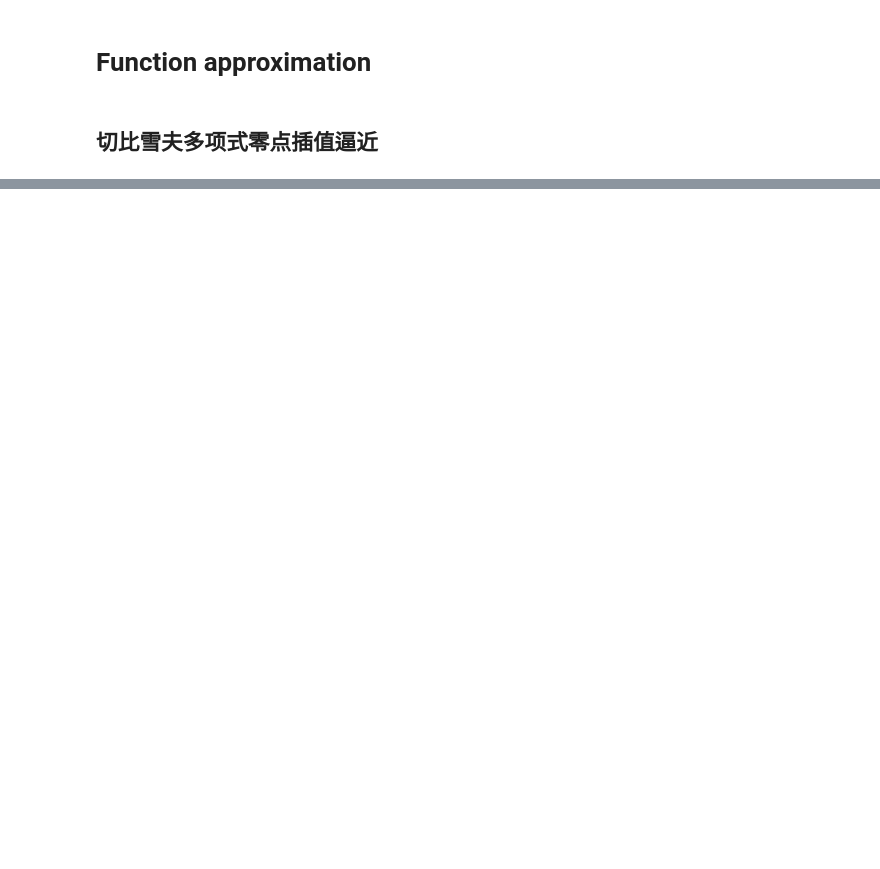
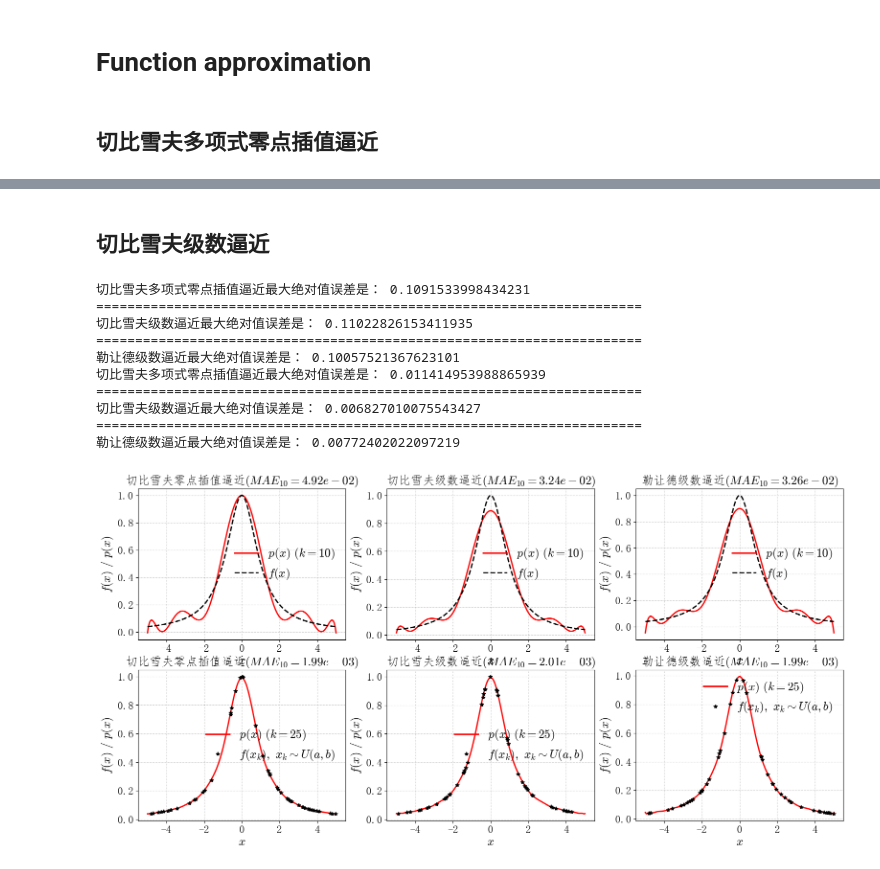
Before and after one commit to OUCBCGH/numerical-analysis-python, a Jupyter notebook: code/function_approximation_03/03_function_approximation.ipynb, the cells around one changed output, grey strips where cells are left out. Cells and saved outputs as stored; diff of their text form; code cells hidden in the pictures; blank space fills up the shorter version.

```diff
--- a/code/function_approximation_03/03_function_approximation.ipynb
+++ b/code/function_approximation_03/03_function_approximation.ipynb
@@ -179,0 +229,2 @@ fun3 = lambda x: np.tan(np.cos((np.sqrt(3) + np.sin(2 * x)) / (3 + 4 * x ** 2)))
+# %% [markdown]
+## 切比雪夫级数逼近
@@ -179,0 +401,60 @@ fun3 = lambda x: np.tan(np.cos((np.sqrt(3) + np.sin(2 * x)) / (3 + 4 * x ** 2)))
+# %%
+# -*- coding: UTF-8 -*-
+import sys
+sys.path.append(r'/home/ld/numerical-analysis-python/NumericalCalculationMethod')
+"""
+@file_name:test_chebyshev_legendre.py
+@copyright: http://maths.xynu.edu.cn
+"""
+
+import sympy
+from function_approximation_03.chebyshev_zero_points_interp import ChebyshevZeroPointsInterpolation
+from function_approximation_03.chebyshev_series_approximation import ChebyshevSeriesApproximation
+from function_approximation_03.legendre_series_approximation import LegendreSeriesApproximation
+import matplotlib.pyplot as plt
+import numpy as np
+
+t = sympy.Symbol("t")
+runge_fun, sym_fun = lambda x: 1 / (x ** 2 + 1), 1 / (t ** 2 + 1)  # 龙格函数
+fun = lambda x: np.sin(2 * x + np.pi / 6) * np.exp(-0.4 * x)
+plt.figure(figsize=(19, 9))
+for i, order in enumerate([10, 25]):
+    plt.subplot(231 + 3 * i)  # 321, 322
+    czpi = ChebyshevZeroPointsInterpolation(runge_fun, x_span=[-5, 5], orders=order)
+    czpi.fit_approximation()
+    if i == 0:
+        czpi.plt_approximation(is_show=False)
+    else:
+        czpi.plt_approximation(is_show=False, is_fh_marker=True)
+    print("切比雪夫多项式零点插值逼近最大绝对值误差是：", czpi.max_abs_error)
+    print("=" * 70)
+    plt.subplot(232 + 3 * i)  # 323, 324
+    csa = ChebyshevSeriesApproximation(sym_fun, x_span=[-5, 5], k=order)
+    csa.fit_approximation()
+    if i == 0:
+        csa.plt_approximate(is_show=False)
+    else:
+        csa.plt_approximate(is_show=False, is_fh_marker=True)
+    print("切比雪夫级数逼近最大绝对值误差是：", csa.max_abs_error)
+    print("=" * 70)
+    plt.subplot(233 + 3 * i)  # 325, 326
+    lsa = LegendreSeriesApproximation(sym_fun, x_span=[-5, 5], k=order)
+    lsa.fit_approximation()
+    if i == 0:
+        lsa.plt_approximate(is_show=False)
+    else:
+        lsa.plt_approximate(is_show=False, is_fh_marker=True)
+    print("勒让德级数逼近最大绝对值误差是：", lsa.max_abs_error)
+plt.show()
+# %% [output]
+切比雪夫多项式零点插值逼近最大绝对值误差是： 0.1091533998434231
+======================================================================
+切比雪夫级数逼近最大绝对值误差是： 0.11022826153411935
+======================================================================
+勒让德级数逼近最大绝对值误差是： 0.10057521367623101
+切比雪夫多项式零点插值逼近最大绝对值误差是： 0.011414953988865939
+======================================================================
+切比雪夫级数逼近最大绝对值误差是： 0.006827010075543427
+======================================================================
+勒让德级数逼近最大绝对值误差是： 0.00772402022097219
+[figure, added]
```
Also changed, not shown: parts of 3 cells of this notebook, 3 other files.
